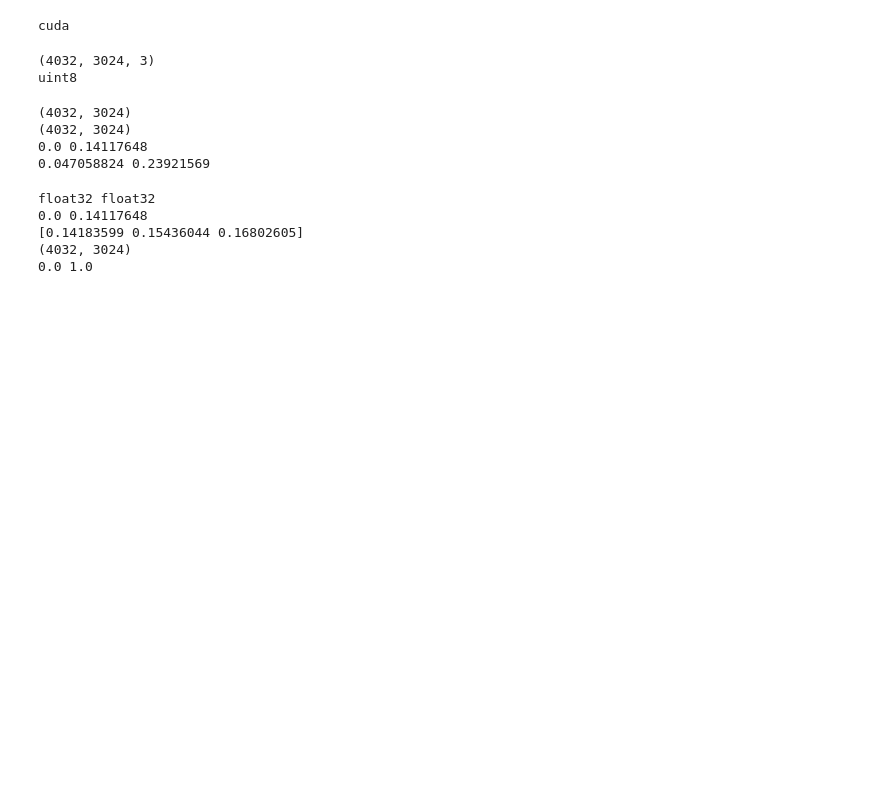
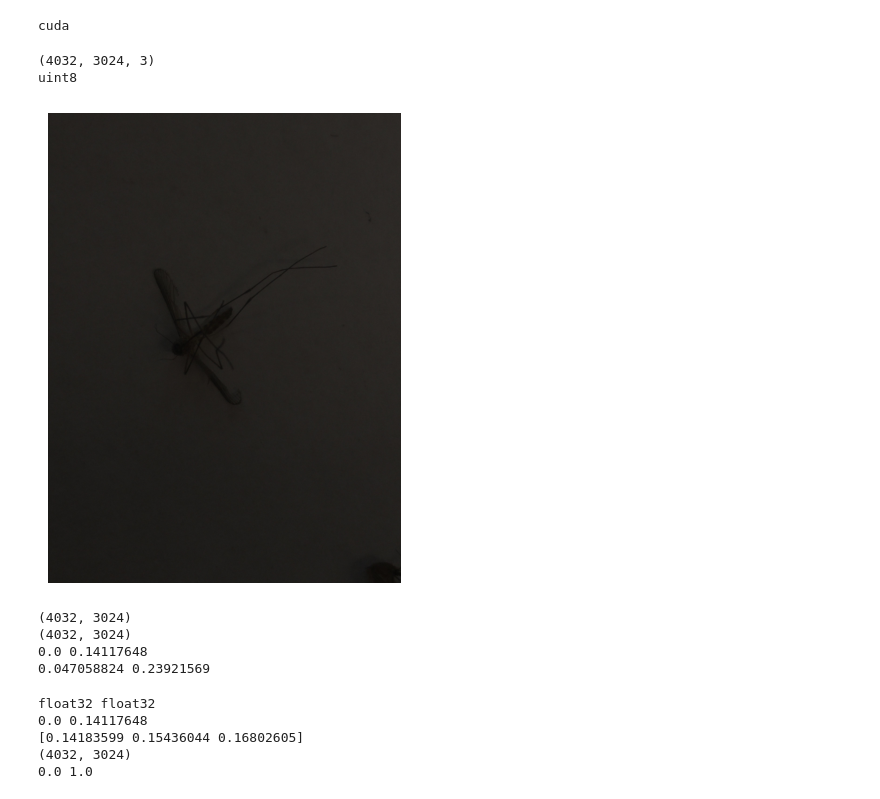
Before and after one commit to bersilin-robert1609/MCV-DataContest-2024, a Jupyter notebook: notebooks/illumination-1.ipynb, the cells around one changed output. Cells and saved outputs as stored; diff of their text form; code cells hidden in the pictures; blank space fills up the shorter version.

```diff
--- a/notebooks/illumination-1.ipynb
+++ b/notebooks/illumination-1.ipynb
@@ -144,14 +144,23 @@ def get_refined_transmission_map(img, A, img_dark, img_bright, init_t, alpha, om
 # %%
 img = cv.imread(os.path.join(IMG_FOLDER, IMG_FILES[0]))
 
 print(img.shape)
 print(img.dtype)
 
+plt.figure(figsize=(10, 10))
+
+plt.subplot(1, 2, 1)
+plt.imshow(cv.cvtColor(img, cv.COLOR_BGR2RGB))
+plt.axis('off')
+
+plt.show()
+
 img = np.asarray(img, dtype=np.float64)
 img /= 255
 # %% [output]
 (4032, 3024, 3)
 uint8
+[figure, added]
 # %%
 dark_channel, bright_channel = get_illumination_channels(img, W)
 
```
Also changed, not shown: parts of 3 cells of this notebook, 34 other files.
